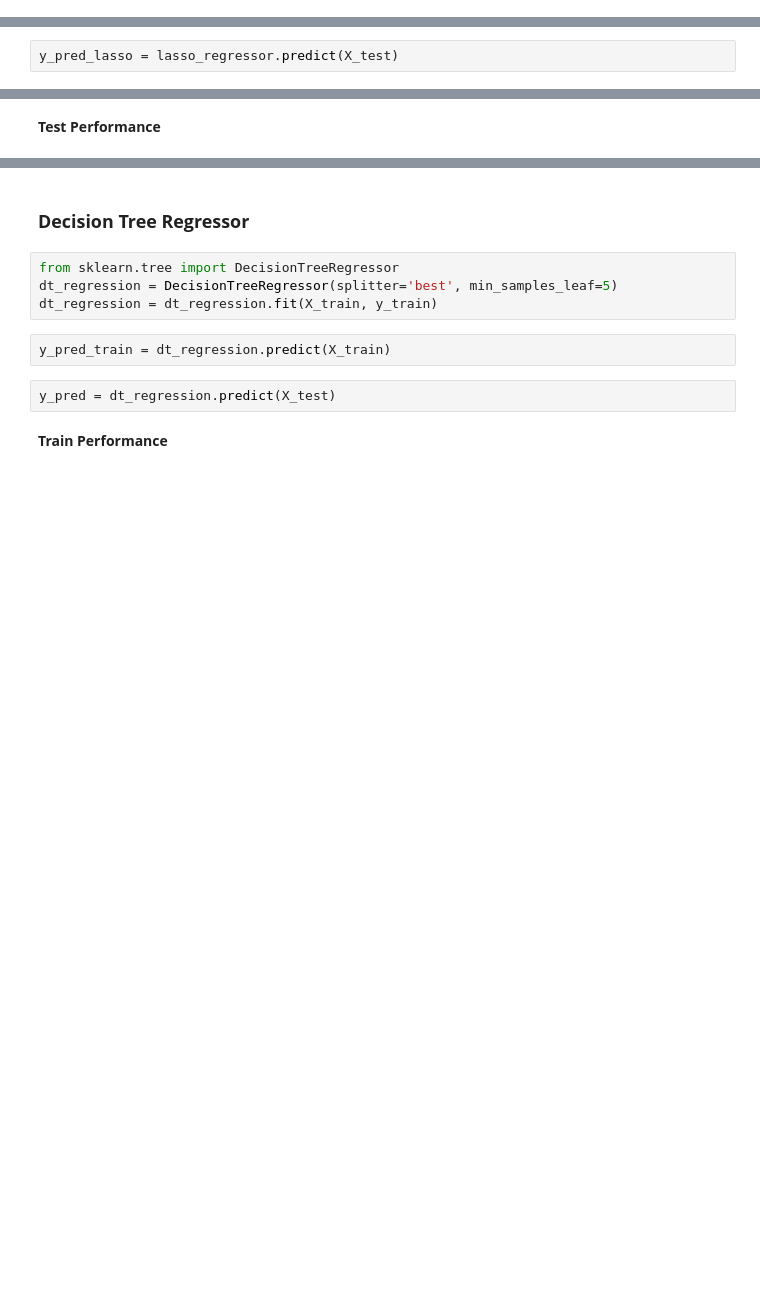
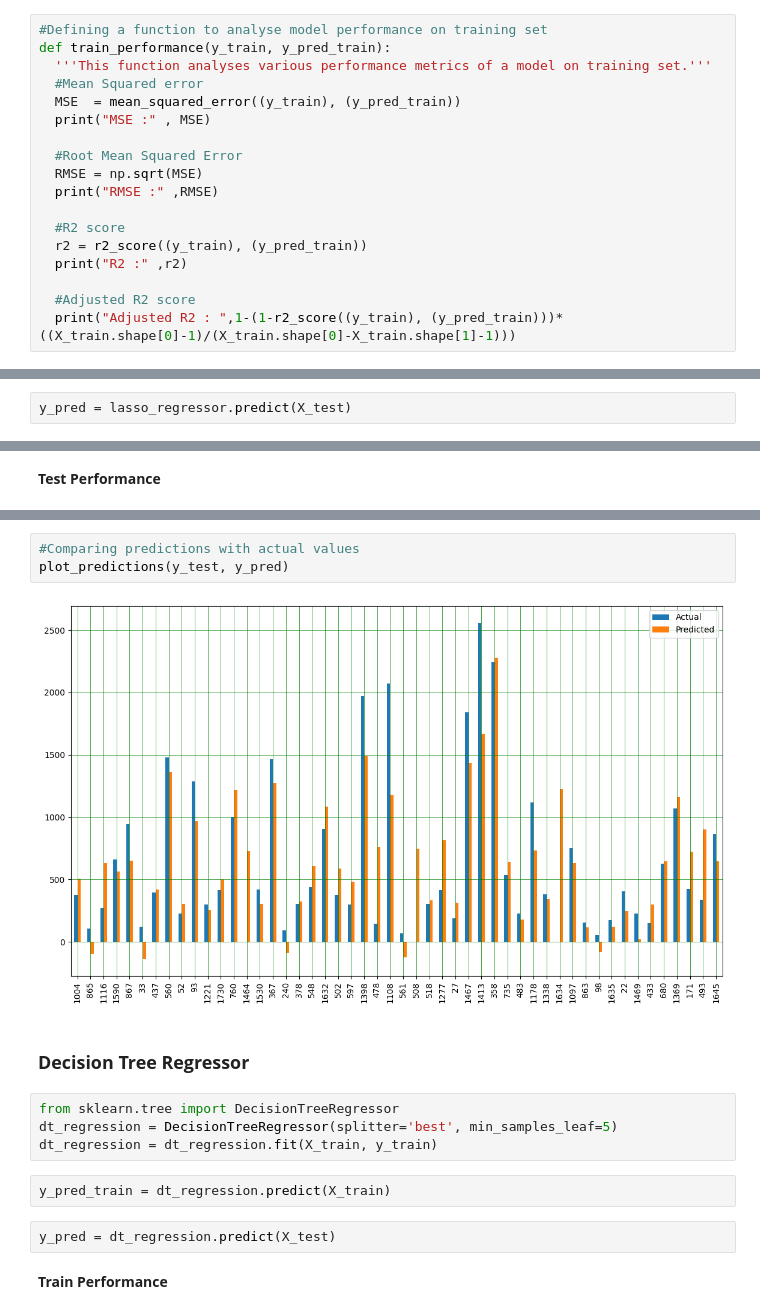
Before and after one commit to PrashantShrivastava1612/Bike-Sharing-Demand-Prediction, a Jupyter notebook: Bike_Sharing_Demand_Prediction.ipynb, the cells around one changed output, grey strips where cells are left out. Drawn from its saved outputs; the diff is of its cells as text; blank space fills up the shorter version.

```diff
--- a/Bike_Sharing_Demand_Prediction.ipynb
+++ b/Bike_Sharing_Demand_Prediction.ipynb
@@ -810,3 +810,21 @@ X_train = scaler.fit_transform(X_train)
 X_test = scaler.transform(X_test)
 # %% [markdown]
 ## **ML Model Implementation**
+# %%
+#Defining a function to analyse model performance on training set
+def train_performance(y_train, y_pred_train):
+  '''This function analyses various performance metrics of a model on training set.'''
+  #Mean Squared error
+  MSE  = mean_squared_error((y_train), (y_pred_train))
+  print("MSE :" , MSE)
+
+  #Root Mean Squared Error
+  RMSE = np.sqrt(MSE)
+  print("RMSE :" ,RMSE)
+
+  #R2 score
+  r2 = r2_score((y_train), (y_pred_train))
+  print("R2 :" ,r2)
+
+  #Adjusted R2 score
+  print("Adjusted R2 : ",1-(1-r2_score((y_train), (y_pred_train)))*((X_train.shape[0]-1)/(X_train.shape[0]-X_train.shape[1]-1)))
@@ -906,6 +926,6 @@ Using  {'alpha': 0.01}  the negative mean squared error is:  -155778.9989633434
 # %%
 y_pred_train = lasso_regressor.predict(X_train)
 # %%
-y_pred_lasso = lasso_regressor.predict(X_test)
+y_pred = lasso_regressor.predict(X_test)
 # %% [markdown]
 **Train Performance**
@@ -955,3 +950,8 @@ plt.show()
+# %%
+#Comparing predictions with actual values
+plot_predictions(y_test, y_pred)
+# %% [output]
+[figure, added]
 # %% [markdown]
 ### **Decision Tree Regressor**
 # %%
```
Also changed, not shown: parts of 44 cells of this notebook.
